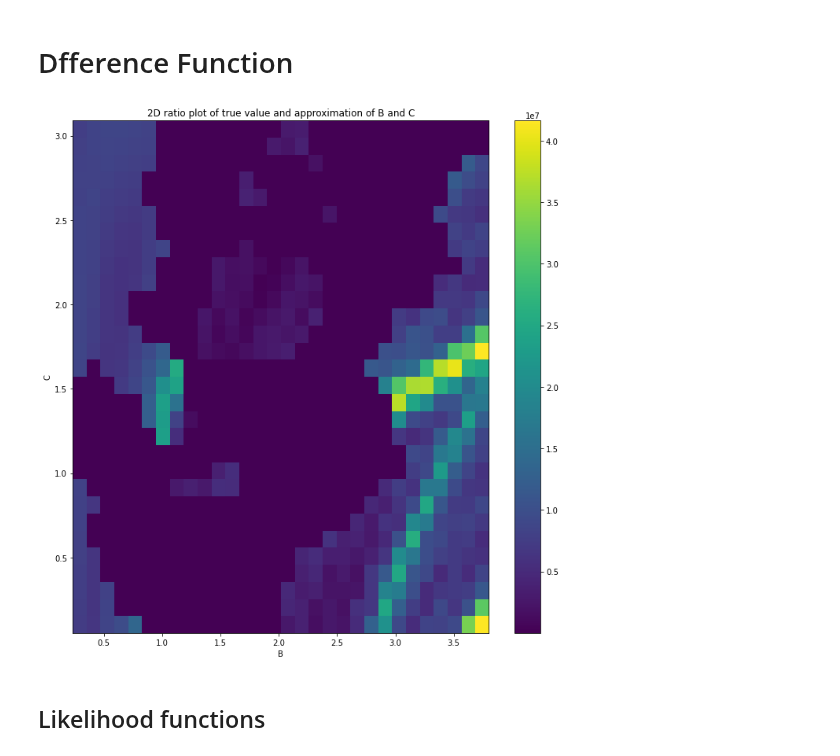
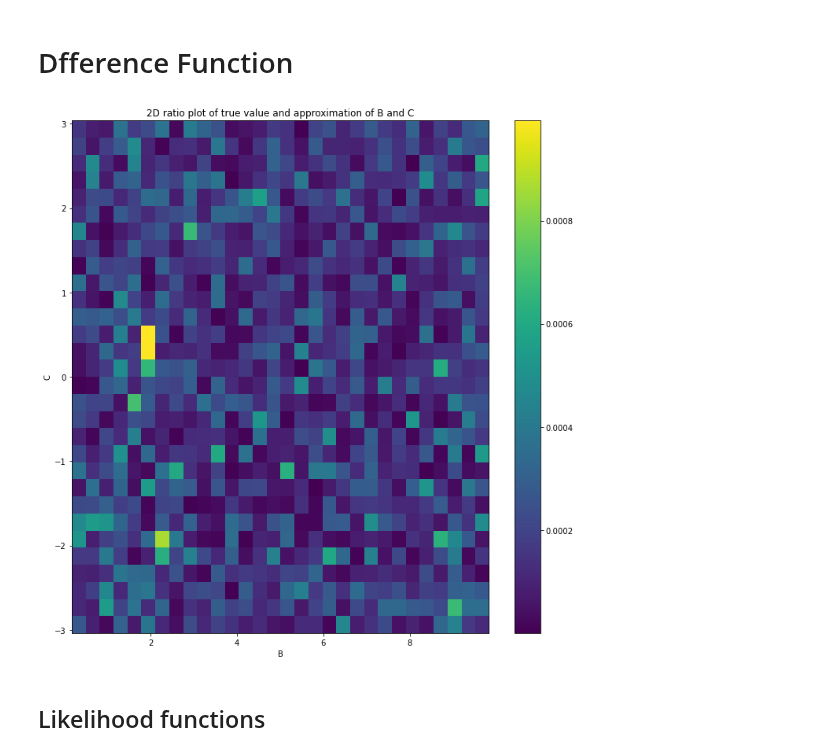
Before and after one commit to pjdunne/MResMCMC2023, a Jupyter notebook: Examples_Dian.ipynb, the cells around one changed output. Cells and saved outputs as stored; diff of their text form; code cells hidden in the pictures.

```diff
--- a/Examples_Dian.ipynb
+++ b/Examples_Dian.ipynb
@@ -17,7 +17,7 @@ Vts.Target_Distribution_Visualization(X_range=[-6, 6], Y_range=[-6, 6], Tar_Dis=
 # %%
 Data_range = np.array([[-5, 5], [-5, 5]])
 
-SFFD_P = Sts.FakeDataGen2D_Poisson(SF.f, [[-5, 5], [-5, 5]], 20, scaler=80)
+SFFD_P = Sts.FakeDataGen2D_Poisson(SF.f, [[-5, 5], [-5, 5]], 40, scaler=30)
 
 Vts.PlotHeatmap(SFFD_P.x ,SFFD_P.y, SFFD_P.FakeData.reshape(SFFD_P.x.shape), xlabel="X", ylabel="Y", zlabel="F(X,Y)")
 # %% [output]
@@ -27 +25,8 @@ SF_l = Sts.LikeliFuncGen(SFFD_P, SF)
+# %%
+def Prior(params):
+    if (0<=params[0] and params[0]<=10 and -np.pi<=params[1] and params[1]<=np.pi):
+        return 1
+    else:
+        return 0
+SF_l = Sts.LikeliFuncGen(SFFD_P, SF, Prior)
 # %%
@@ -40,15 +45,15 @@ Vts.PlotHeatmap(Bs, Cs, Ls, xlabel="B", ylabel="C", zlabel="l(A, B)", Plot_Max=T
 # %%
-steps = 100000
-Prop_G = PDs.GaussianProposalDistribution(sd=0.01, Dim=2)
-Prop_H = PDs.HamiltonianProposalFunction(rho=SF_l.l, epsilon=0.009, L=5)
-MHMC_SF = MHMC(rho=SF_l.l, log_likelihood=False)
+steps = 1000000
+Prop_G = PDs.GaussianProposalDistribution(sd=5, Dim=2)
+Prop_H = PDs.HamiltonianProposalFunction(rho=SF_l.Posterior, epsilon=0.009, L=5)
+MHMC_SF = MHMC(rho=SF_l.Posterior, log_likelihood=False)
 Res_G_SF = MHMC_SF.generate(
     theta0=[0 for _ in range(2)],
     qProb=Prop_G.qProb,
     qSamp=Prop_G.qSample,
     steps=steps,
     OutputRunTime=100,
-    MaxTime=60
+    MaxTime=600
     )
 # %%
 Res_G_SF["Run_Times"][-1]
@@ -123,7 +128,7 @@ def density_ratioplot_3D(Thetas, rho, bins, x_axis=0, y_axis=1, x_name="x", y_na
     Likeli = (Likeli - np.min(Likeli)) / np.sum(Likeli - np.min(Likeli))
     hist = (hist.T - np.min(hist)) / np.sum(hist - np.min(hist))
     # Calculate the Z axis value of the heat map
-    Z = ((Likeli + 1e-10) / (hist + 1e-10))
+    Z = np.abs((Likeli + 1e-10) - (hist + 1e-10))
 
     if Plot3D:
         fig = plt.figure(figsize=(10, 10))
@@ -172,15 +177,15 @@ def density_ratioplot_3D(Thetas, rho, bins, x_axis=0, y_axis=1, x_name="x", y_na
 # %%
 density_ratioplot_3D(
     Res_G_SF["Thetas"],
-    rho=SF_l.l,
+    rho=SF_l.Posterior,
     bins=30,
     burn_in=2000,
     x_name="B",
     y_name="C",
     alpha=1
 )
 # %% [output]
-[figure, old version]
+[figure, new version]
 # %% [markdown]
 ## Likelihood functions
 # %%
```
Also changed, not shown: parts of 8 cells of this notebook, 1 other file.
